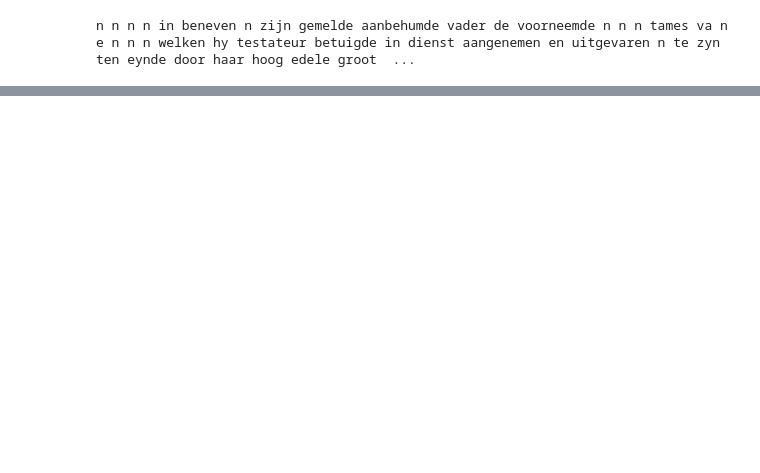
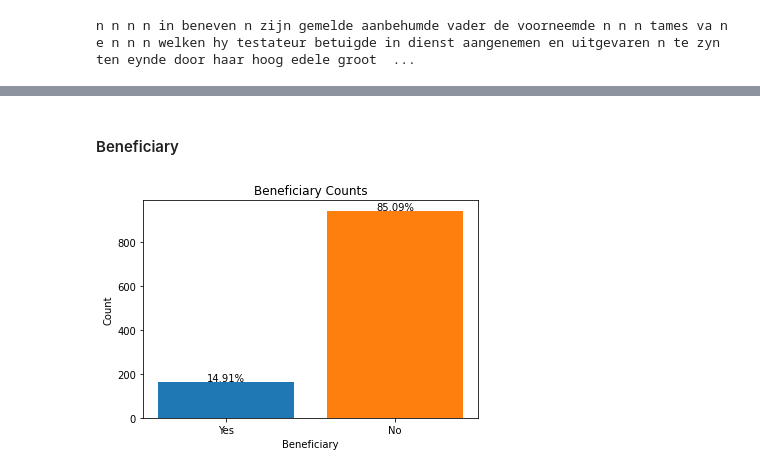
Before and after one commit to wolfsinem/NER-on-historical-colonial-archives-of-the-VOC, a Jupyter notebook: EDA_VOC.ipynb, the cells around one changed output, grey strips where cells are left out. Saved outputs shown, nothing was run; the diff lists cells and outputs as text; code cells hidden in the pictures; blank space fills up the shorter version.

```diff
--- a/EDA_VOC.ipynb
+++ b/EDA_VOC.ipynb
@@ -179,0 +322,35 @@ n n n n in beneven n zijn gemelde aanbehumde vader de voorneemde n n n tames va
+# %% [markdown]
+#### Beneficiary
+# %%
+beneficiary_counts = {
+    'Yes': 0,
+    'No': 0,
+}
+
+for directory in ['A', 'B', 'C', 'D', 'E']:
+    for filename in os.listdir(data_path + directory):
+        if filename.endswith('.ann'):
+            with open(os.path.join(data_path, directory, filename), 'r') as f:
+                for line in f:
+                    components = line.split('\t')
+                    if components[0][0] == 'A':
+                        if components[1].startswith('Beneficiary'):
+                            beneficiary_value = components[1].split()[2]
+                            if beneficiary_value == 'Yes':
+                                beneficiary_counts['Yes'] += 1
+                            elif beneficiary_value == 'No':
+                                beneficiary_counts['No'] += 1
+
+# create a bar plot
+fig, ax = plt.subplots()
+ax.bar(beneficiary_counts.keys(), beneficiary_counts.values(), color=['#1f77b4', '#ff7f0e'])
+ax.set_title('Beneficiary Counts')
+ax.set_xlabel('Beneficiary')
+ax.set_ylabel('Count')
+total_count = sum(beneficiary_counts.values())
+for i, v in enumerate(beneficiary_counts.values()):
+    percentage = round(v / total_count * 100, 2)
+    ax.text(i, v + 1, f"{percentage}%", color='black', ha='center')
+plt.show()
+# %% [output]
+[figure, added]
```
Also changed, not shown: parts of 33 cells of this notebook.
